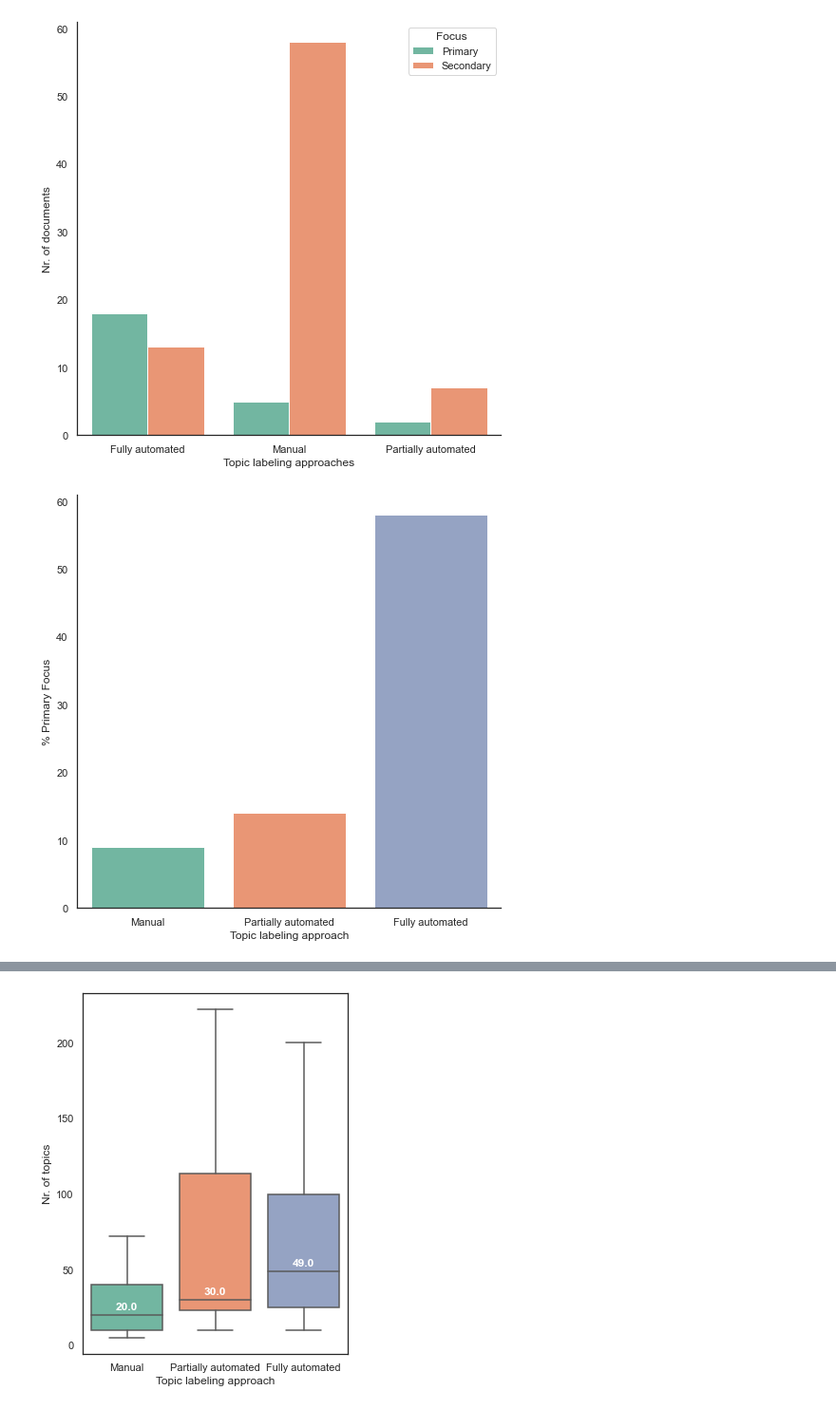
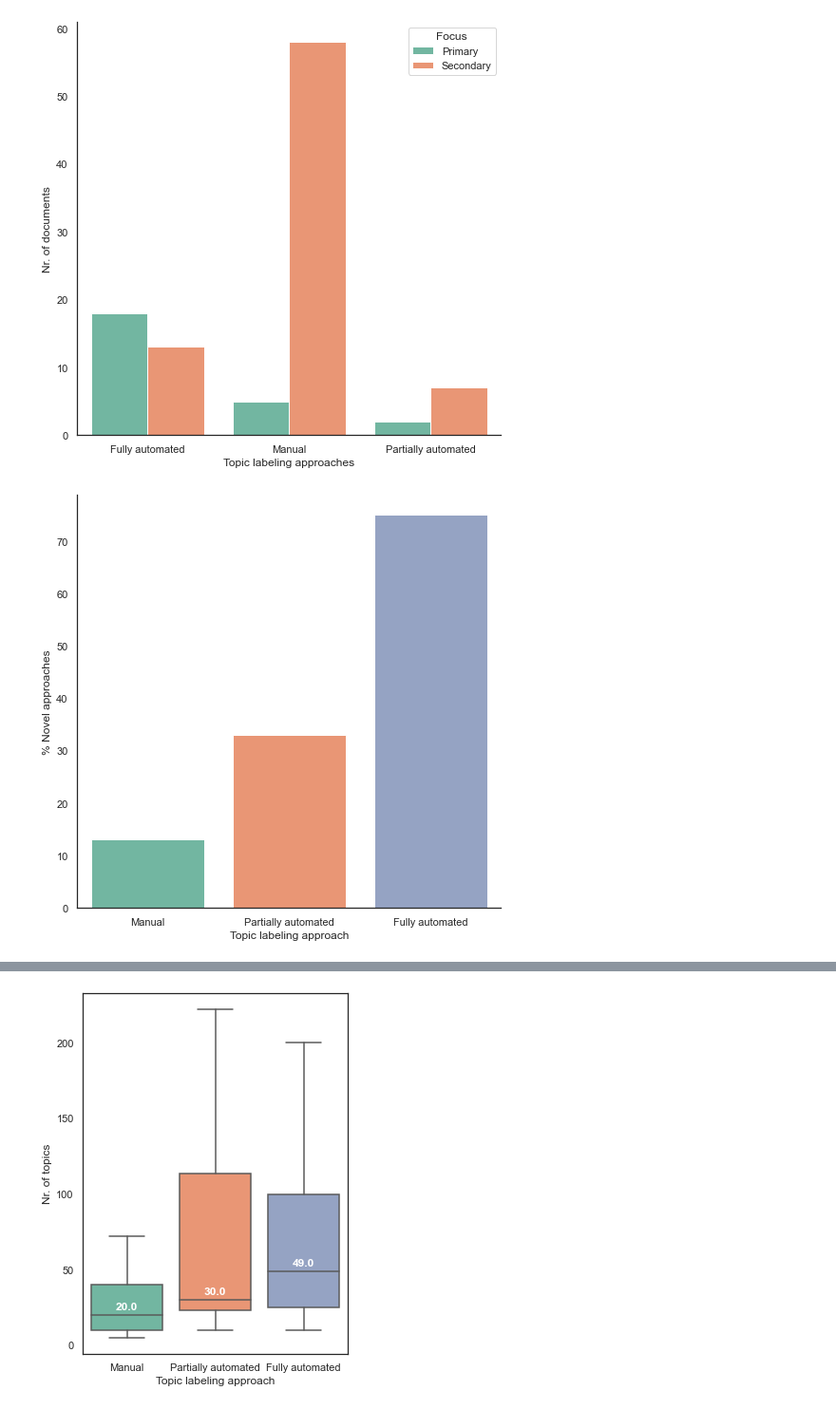
Before and after one commit to iberius96/Msc_Thesis, a Jupyter notebook: Data Visualization/Summary.ipynb, the cells around one changed output, grey strips where cells are left out. Shown: that part at 95% size. Saved outputs shown, nothing was run; the diff lists cells and outputs as text; code cells hidden in the pictures.

```diff
--- a/Data Visualization/Summary.ipynb
+++ b/Data Visualization/Summary.ipynb
@@ -386,16 +386,16 @@ sns.despine()
 # %% [output]
 [figure]
 # %%
-totals = [9, 14, 58]
+totals = [13, 33, 75]
 paritions = [[5,58],[2,7],[18,13]]
 labels = ['Manual', 'Partially automated','Fully automated']
 fig, ax = plt.subplots(figsize=(8, 8))
 sns.set_theme(style='white')
 sns.set_palette('Set2')
 sns.barplot(y=totals, x=labels, ax=ax)
 plt.xlabel('Topic labeling approach')
-plt.ylabel('% Primary Focus')
+plt.ylabel('% Novel approaches')
 sns.despine()
 plt.show()
 # %% [output]
-[figure, old version]
+[figure, new version]
```
Also changed, not shown: parts of 1 cell of this notebook, 2 other files.
